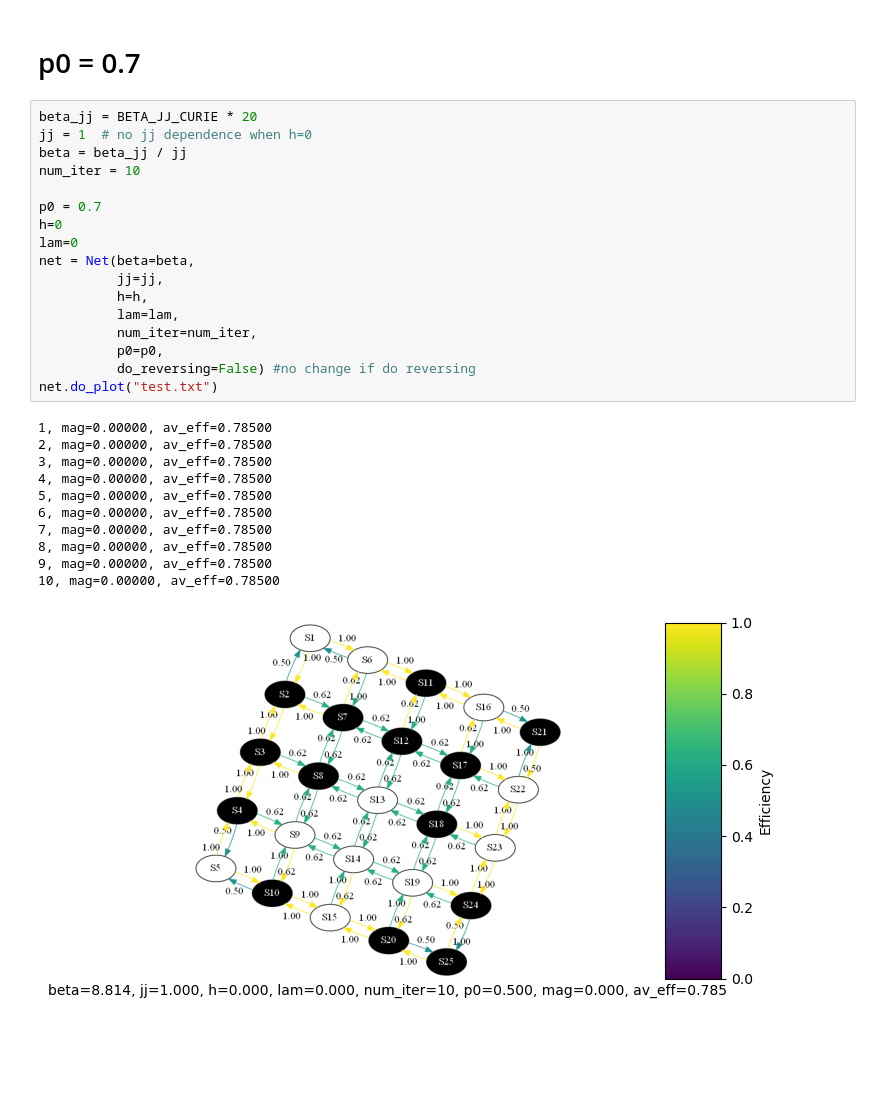
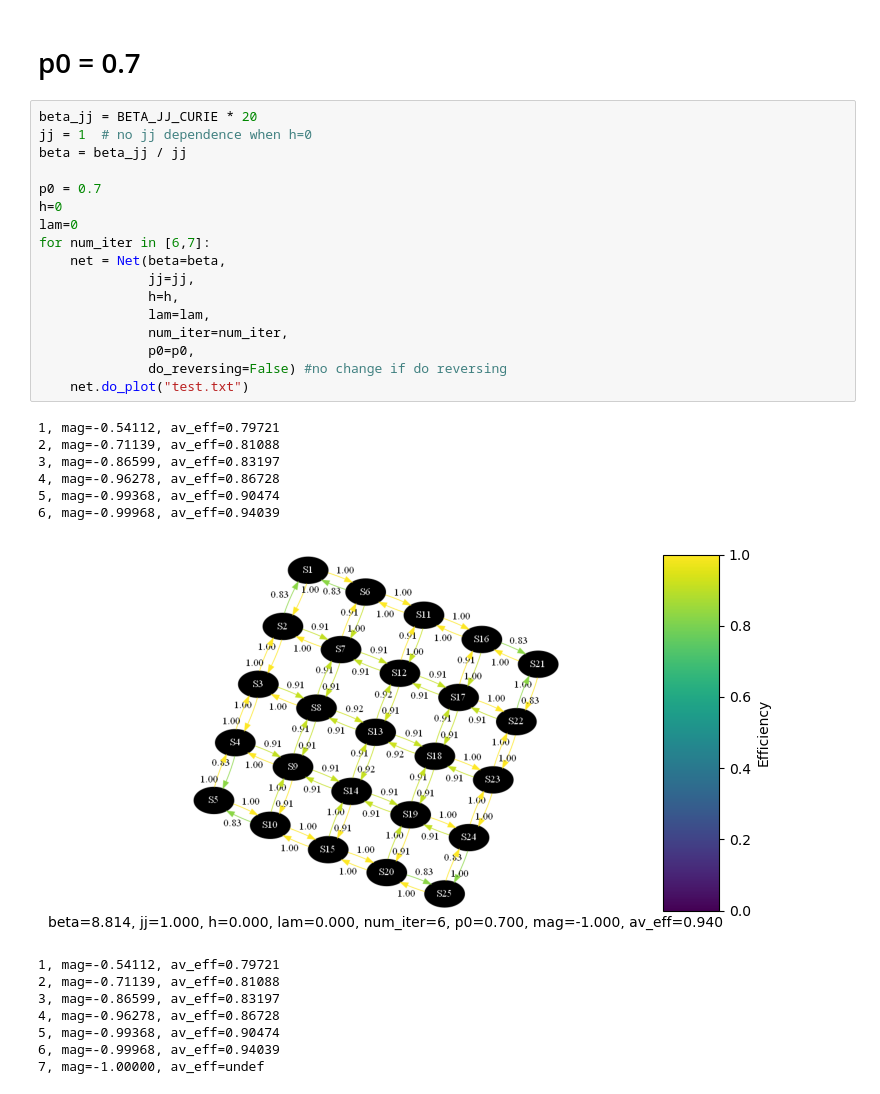
Before and after one commit to rrtucci/bnet_rg, a Jupyter notebook: jupyter_notebooks/p0=0.7-eff-plots.ipynb, the cells around one changed output. Cells and saved outputs as stored; diff of their text form; blank space fills up the shorter version.

```diff
--- a/jupyter_notebooks/p0=0.7-eff-plots.ipynb
+++ b/jupyter_notebooks/p0=0.7-eff-plots.ipynb
@@ -18,29 +18,32 @@ from  Net import *
 # %%
 beta_jj = BETA_JJ_CURIE * 20
 jj = 1  # no jj dependence when h=0
 beta = beta_jj / jj
-num_iter = 10
 
 p0 = 0.7
 h=0
 lam=0
-net = Net(beta=beta,
-          jj=jj,
-          h=h,
-          lam=lam,
-          num_iter=num_iter,
-          p0=p0,
-          do_reversing=False) #no change if do reversing
-net.do_plot("test.txt")
+for num_iter in [6,7]:
+    net = Net(beta=beta,
+              jj=jj,
+              h=h,
+              lam=lam,
+              num_iter=num_iter,
+              p0=p0,
+              do_reversing=False) #no change if do reversing
+    net.do_plot("test.txt")
 # %% [output]
-1, mag=0.00000, av_eff=0.78500
-2, mag=0.00000, av_eff=0.78500
-3, mag=0.00000, av_eff=0.78500
-4, mag=0.00000, av_eff=0.78500
-5, mag=0.00000, av_eff=0.78500
-6, mag=0.00000, av_eff=0.78500
-7, mag=0.00000, av_eff=0.78500
-8, mag=0.00000, av_eff=0.78500
-9, mag=0.00000, av_eff=0.78500
-10, mag=0.00000, av_eff=0.78500
+1, mag=-0.54112, av_eff=0.79721
+2, mag=-0.71139, av_eff=0.81088
+3, mag=-0.86599, av_eff=0.83197
+4, mag=-0.96278, av_eff=0.86728
+5, mag=-0.99368, av_eff=0.90474
+6, mag=-0.99968, av_eff=0.94039
-[figure, old version]
+[figure, new version]
+1, mag=-0.54112, av_eff=0.79721
+2, mag=-0.71139, av_eff=0.81088
+3, mag=-0.86599, av_eff=0.83197
+4, mag=-0.96278, av_eff=0.86728
+5, mag=-0.99368, av_eff=0.90474
+6, mag=-0.99968, av_eff=0.94039
+7, mag=-1.00000, av_eff=undef
```
Also changed, not shown: parts of 4 cells of this notebook, 6 other files.
